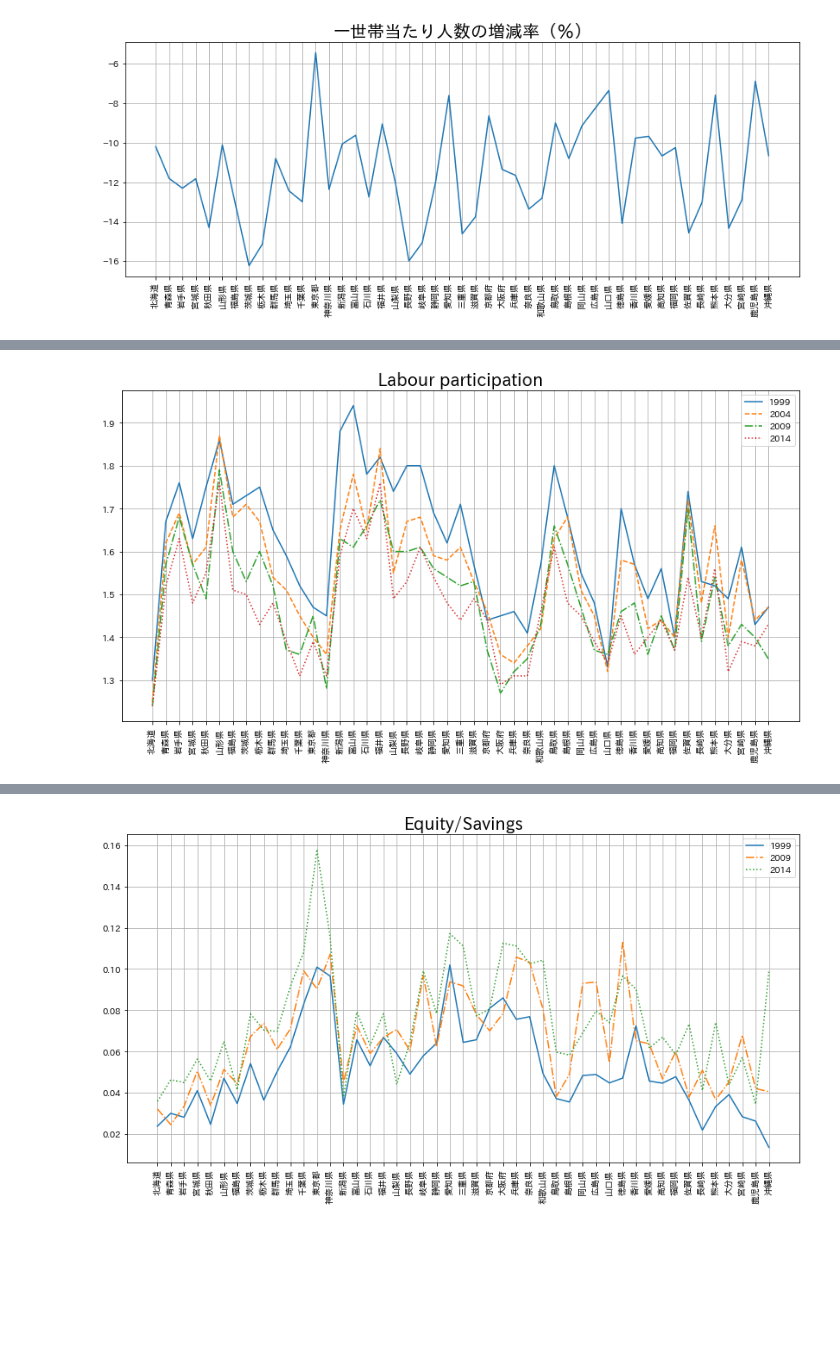
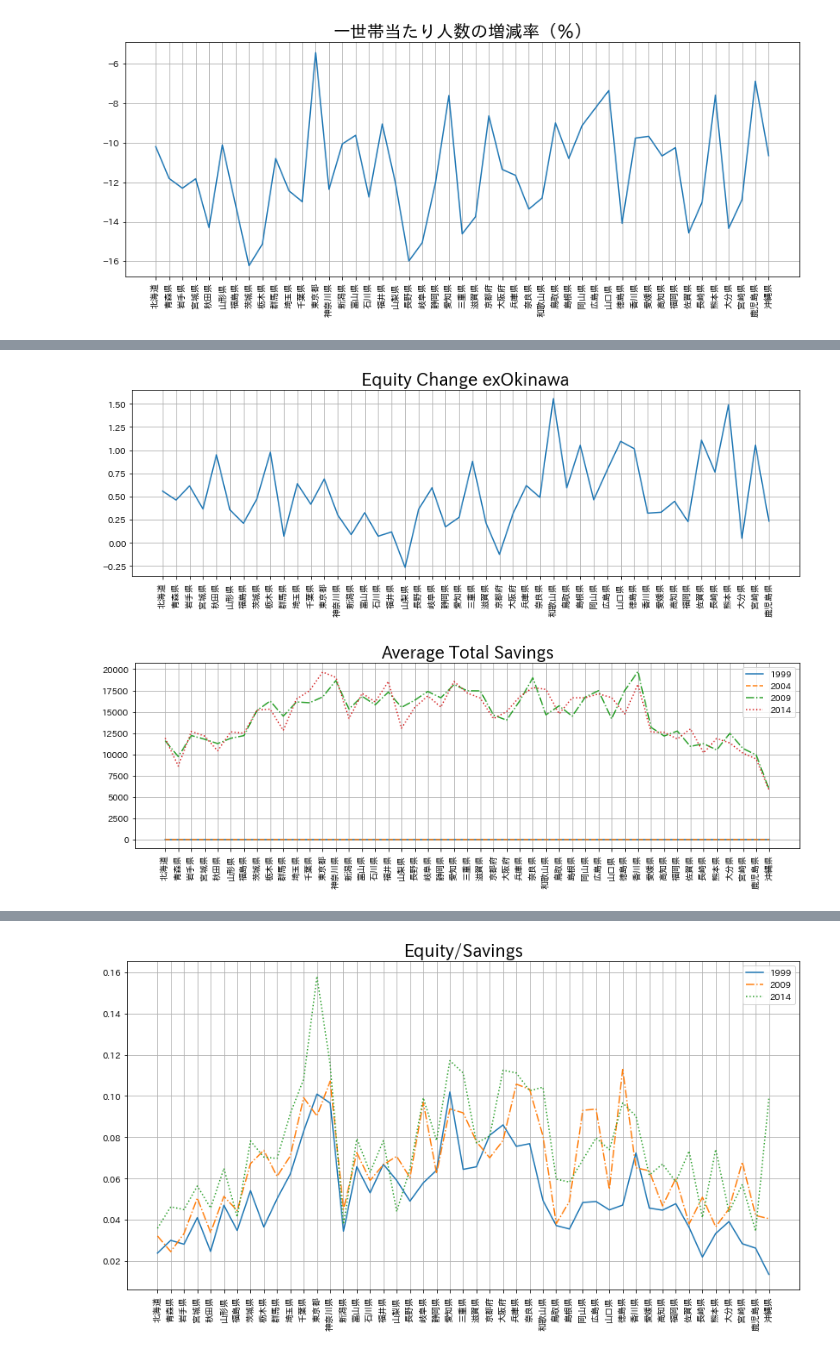
Before and after one commit to mazarimono/kezaidata, a Jupyter notebook: jp-consumer-data-test.ipynb, the cells around one changed output, grey strips where cells are left out. Saved outputs shown, nothing was run; the diff lists cells and outputs as text; code cells hidden in the pictures; blank space fills up the shorter version.

```diff
--- a/jp-consumer-data-test.ipynb
+++ b/jp-consumer-data-test.ipynb
@@ -12,16 +6,19 @@ kenmei = ['hokaido', 'aomori', 'iwate', 'miyagi', 'akita', 'yamagata', 'fukushim
 # %%
-df1999 = pd.read_csv('jp_consumer1999.csv', index_col=0)
-df2004 = pd.read_csv('jp_consumer2004.csv', index_col=0)
-df2009 = pd.read_csv('jp_consumer2009.csv', index_col=[0, 1], thousands=',')
-df2014 = pd.read_csv('jp_consumer2014.csv', index_col=[0, 1], thousands=',')
+df1999 = pd.read_csv('./data/jp_consumer1999.csv', index_col=0)
+df2004 = pd.read_csv('./data/jp_consumer2004.csv', index_col=0)
+df2009 = pd.read_csv('./data/jp_consumer2009.csv', index_col=[0, 1], thousands=',')
+df2014 = pd.read_csv('./data/jp_consumer2014.csv', index_col=[0, 1], thousands=',')
 
-pop2000 = pd.read_csv('2000-house.csv', thousands=',' ,index_col=0)
-pop2005 = pd.read_csv('2005-house.csv', thousands=',' ,index_col=0)
-pop2010 = pd.read_csv('2010-house.csv', thousands=',' ,index_col=0)
-pop2015 = pd.read_csv('2015-house.csv', thousands=',' ,index_col=0)
+pop2000 = pd.read_csv('./data/2000-house.csv', thousands=',' ,index_col=0)
+pop2005 = pd.read_csv('./data/2005-house.csv', thousands=',' ,index_col=0)
+pop2010 = pd.read_csv('./data/2010-house.csv', thousands=',' ,index_col=0)
+pop2015 = pd.read_csv('./data/2015-house.csv', thousands=',' ,index_col=0)
 
-peo2000 = pd.read_csv('2000-popu.csv', thousands=',' ,index_col=0, header=0)
-peo2005 = pd.read_csv('2005-popu.csv', thousands=',' ,index_col=0, header=0)
-peo2010 = pd.read_csv('2010-popu.csv', thousands=',' ,index_col=0, header=0)
-peo2015 = pd.read_csv('2015-popu.csv', thousands=',' ,index_col=0, header=0)
+peo2000 = pd.read_csv('./data/2000-popu.csv', thousands=',' ,index_col=0, header=0)
+peo2005 = pd.read_csv('./data/2005-popu.csv', thousands=',' ,index_col=0, header=0)
+peo2010 = pd.read_csv('./data/2010-popu.csv', thousands=',' ,index_col=0, header=0)
+peo2015 = pd.read_csv('./data/2015-popu.csv', thousands=',' ,index_col=0, header=0)
+
+gdp = pd.read_csv('./data/ken_gdp.csv', index_col=0)
+kenpop = pd.read_csv('./data/kenpop19552014.csv', index_col=0)
 # %%
@@ -53,13 +321,22 @@ plt.show()
+# %%
+fig = plt.figure(figsize=(14,4))
+plt.plot(((df2014.iloc[20, :].astype(float)-df1999.iloc[21, :].astype(float))/df1999.iloc[21, :].astype(float))[:-1])
+plt.title('Equity Change exOkinawa', fontsize=20)
+plt.grid()
+plt.xticks(rotation=90)
+plt.show()
+# %% [output]
+[figure, added]
 # %%
-fig = plt.figure(figsize=(14,7))
-plt.plot(df1999.iloc[7, :].astype(float), label="1999")
-plt.plot(df2004.iloc[7, :].astype(float), label="2004", linestyle='--')
-plt.plot(df2009.iloc[7, :].astype(float), label="2009", linestyle='-.')
-plt.plot(df2014.iloc[7, :].astype(float), label="2014", linestyle=':')
-plt.title('Labour participation', fontsize=20)
+fig = plt.figure(figsize=(14,4))
+plt.plot(df1999.iloc[20, :].astype(float)/df1999.iloc[10, :].astype(float), label="1999")
+plt.plot(df2004.iloc[16, :].astype(float)/df2004.iloc[12, :].astype(float), label="2004", linestyle='--')
+plt.plot(df2009.iloc[11, :].astype(float), label="2009", linestyle='-.')
+plt.plot(df2014.iloc[11, :].astype(float), label="2014", linestyle=':')
+plt.title('Average Total Savings', fontsize=20)
 plt.legend()
 plt.grid()
 plt.xticks(rotation=90)
 plt.show()
 # %% [output]
-[figure, old version]
+[figure, new version]
```
Also changed, not shown: parts of 33 cells of this notebook, 16 other files.
